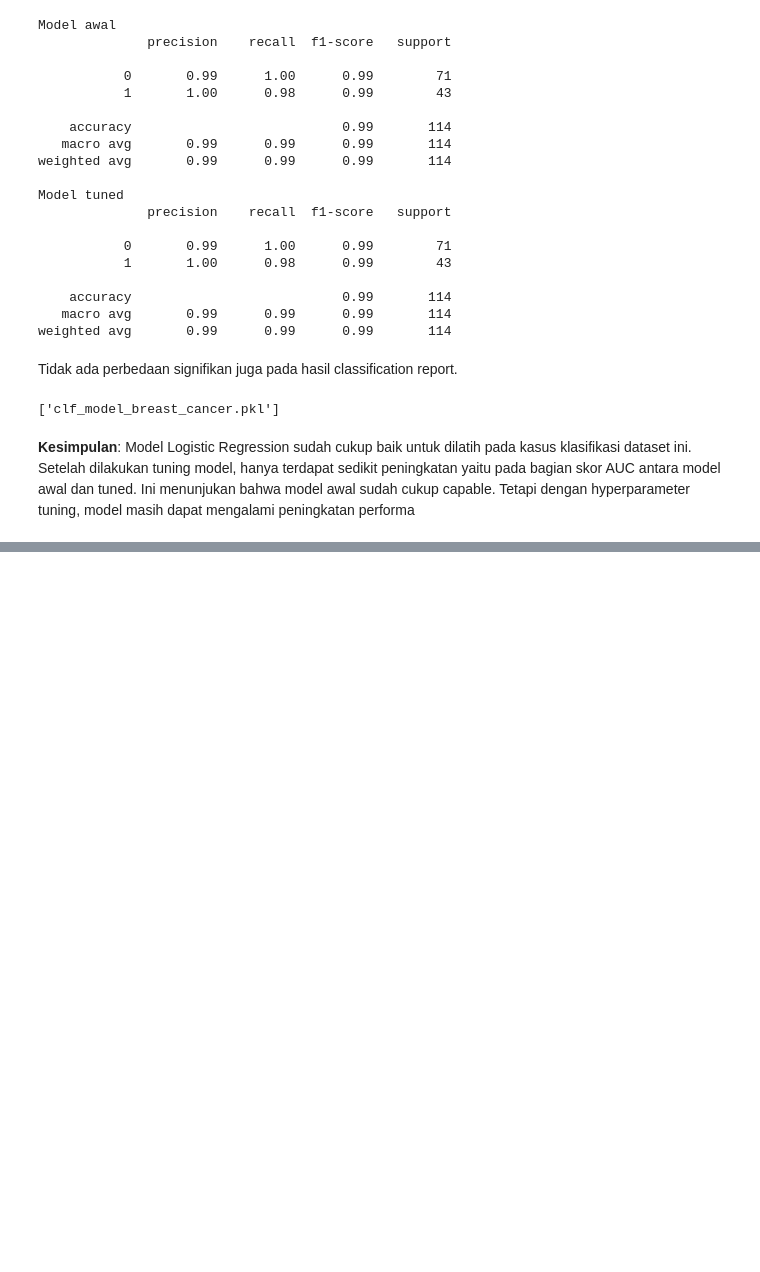
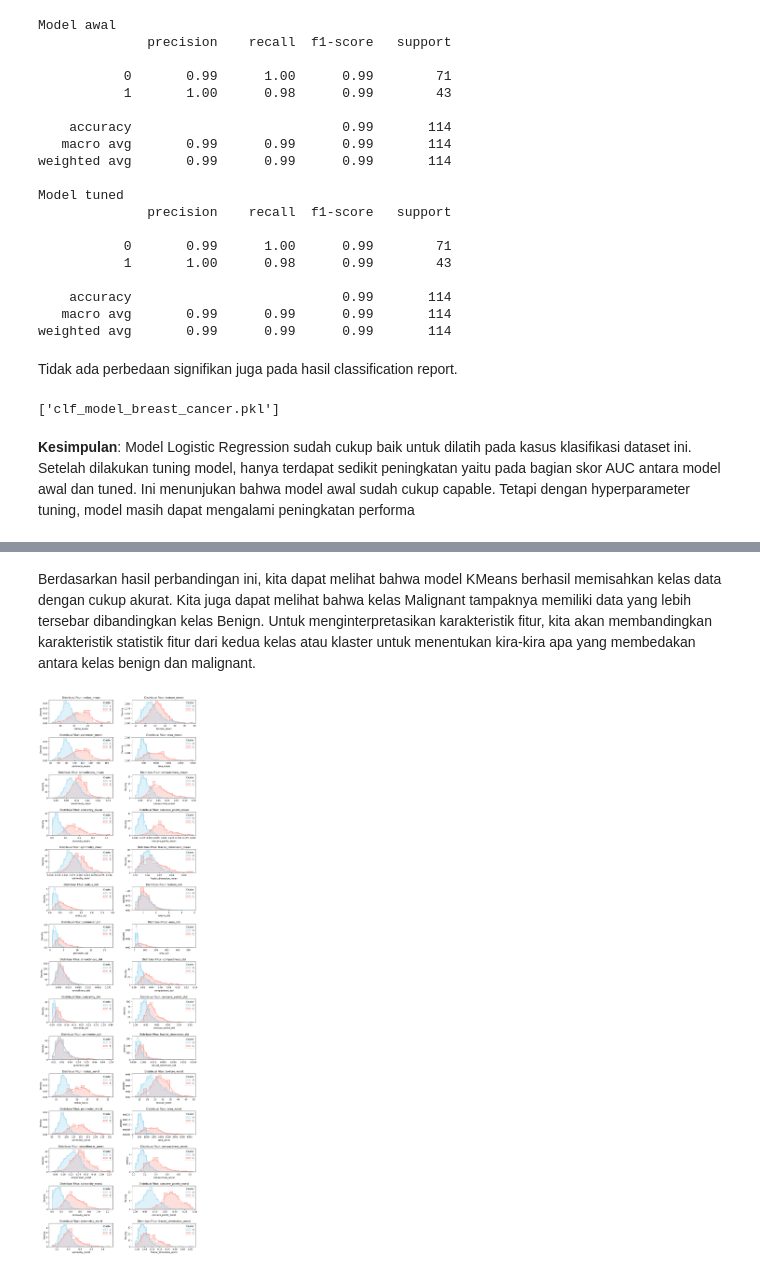
Before and after one commit to itsqal/analisa-tumor-klasifikasi-clustering, a Jupyter notebook: Analisis Prediktif dan Segmentasi Data Kanker Payudara.ipynb, the cells around one changed output, grey strips where cells are left out. Saved outputs shown, nothing was run; the diff lists cells and outputs as text; code cells hidden in the pictures; blank space fills up the shorter version.

```diff
--- a/Analisis Prediktif dan Segmentasi Data Kanker Payudara.ipynb
+++ b/Analisis Prediktif dan Segmentasi Data Kanker Payudara.ipynb
@@ -660,0 +781,32 @@ joblib.dump(best_model, 'clf_model_breast_cancer.pkl')
+# %% [markdown]
+Berdasarkan hasil perbandingan ini, kita dapat melihat bahwa model KMeans berhasil memisahkan kelas data dengan cukup akurat. Kita juga dapat melihat bahwa kelas Malignant tampaknya memiliki data yang lebih tersebar dibandingkan kelas Benign. Untuk menginterpretasikan karakteristik fitur, kita akan membandingkan karakteristik statistik fitur dari kedua kelas atau klaster untuk menentukan kira-kira apa yang membedakan antara kelas benign dan malignant.
+# %%
+columns = X.columns
+n_bins = 20
+
+fig, axs = plt.subplots(15, 2, figsize=(12, 45), facecolor='w', edgecolor='k')
+plt.subplots_adjust(wspace=0.3, hspace=0.6)
+
+axs = axs.ravel()
+
+df_clustered = X.copy()
+df_clustered['Cluster'] = best_pred
+
+for i, column in enumerate(columns):
+    sns.histplot(
+        data=df_clustered,
+        x=column,
+        hue='Cluster',
+        bins=n_bins,
+        ax=axs[i],
+        kde=True,
+        palette=['skyblue', 'salmon'],
+        element='step',
+        stat='density',
+        common_norm=False
+    )
+    axs[i].set_title(f'Distribusi Fitur: {column}')
+
+plt.show()
+# %% [output]
+[figure, added]
```
Also changed, not shown: parts of 35 cells of this notebook.
